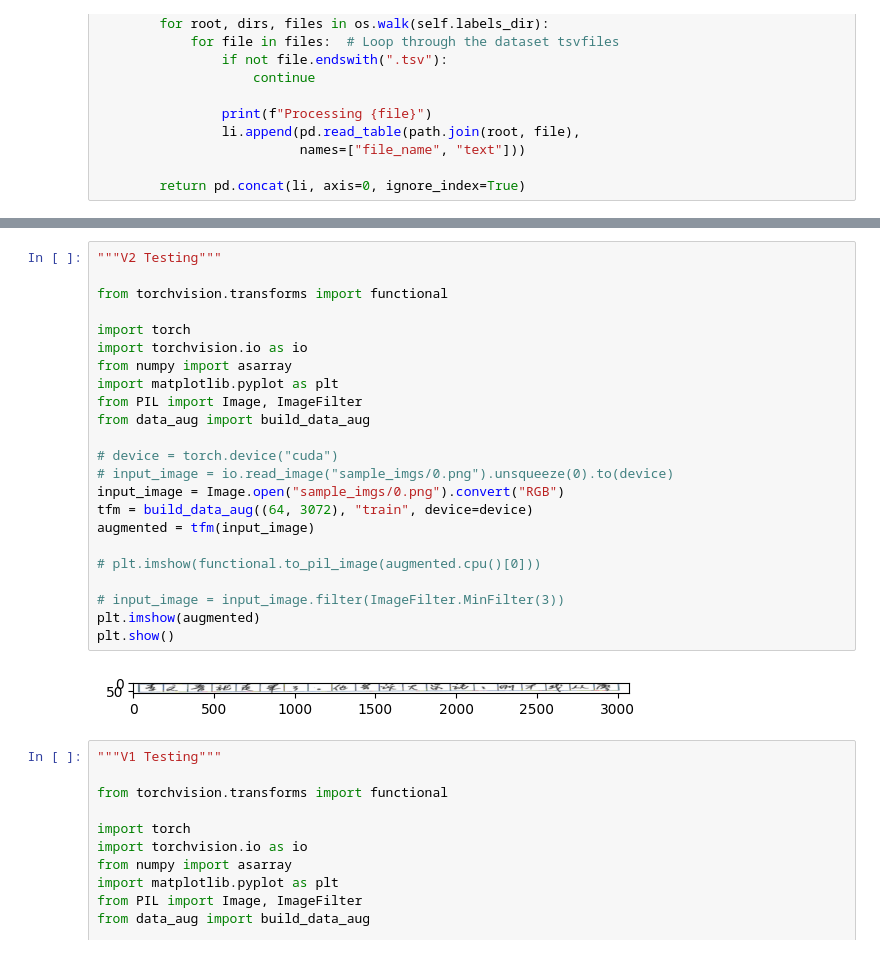
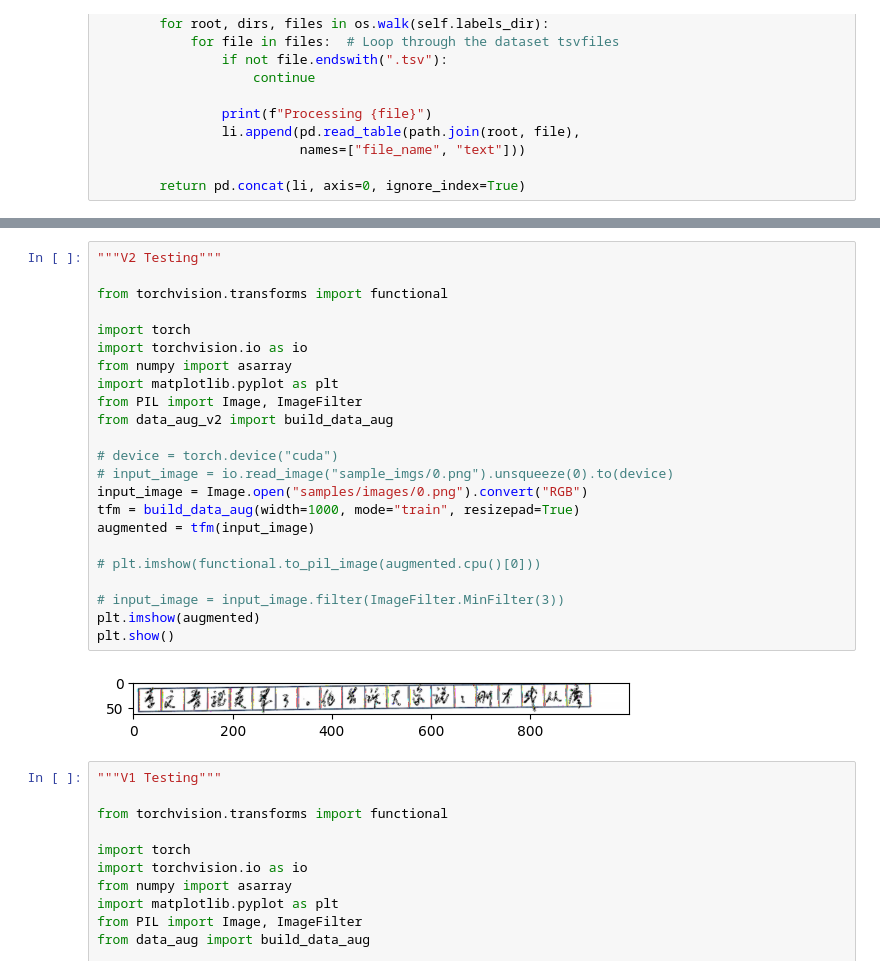
Before and after one commit to DotIN13/tang-syn-trocr, a Jupyter notebook: data_augmentation.ipynb, the cells around one changed output, grey strips where cells are left out. Drawn from its saved outputs; the diff is of its cells as text.

```diff
--- a/data_augmentation.ipynb
+++ b/data_augmentation.ipynb
@@ -194,28 +192,28 @@ TypeError: 'int' object is not subscriptable
 # %%
 """V2 Testing"""
 
 from torchvision.transforms import functional
 
 import torch
 import torchvision.io as io
 from numpy import asarray
 import matplotlib.pyplot as plt
 from PIL import Image, ImageFilter
-from data_aug import build_data_aug
+from data_aug_v2 import build_data_aug
 
 # device = torch.device("cuda")
 # input_image = io.read_image("sample_imgs/0.png").unsqueeze(0).to(device)
-input_image = Image.open("sample_imgs/0.png").convert("RGB")
-tfm = build_data_aug((64, 3072), "train", device=device)
+input_image = Image.open("samples/images/0.png").convert("RGB")
+tfm = build_data_aug(width=1000, mode="train", resizepad=True)
 augmented = tfm(input_image)
 
 # plt.imshow(functional.to_pil_image(augmented.cpu()[0]))
 
 # input_image = input_image.filter(ImageFilter.MinFilter(3))
 plt.imshow(augmented)
 plt.show()
 # %% [output]
-[figure, old version]
+[figure, new version]
 # %%
 """V1 Testing"""
 
```
Also changed, not shown: parts of 2 cells of this notebook, 15 other files.
